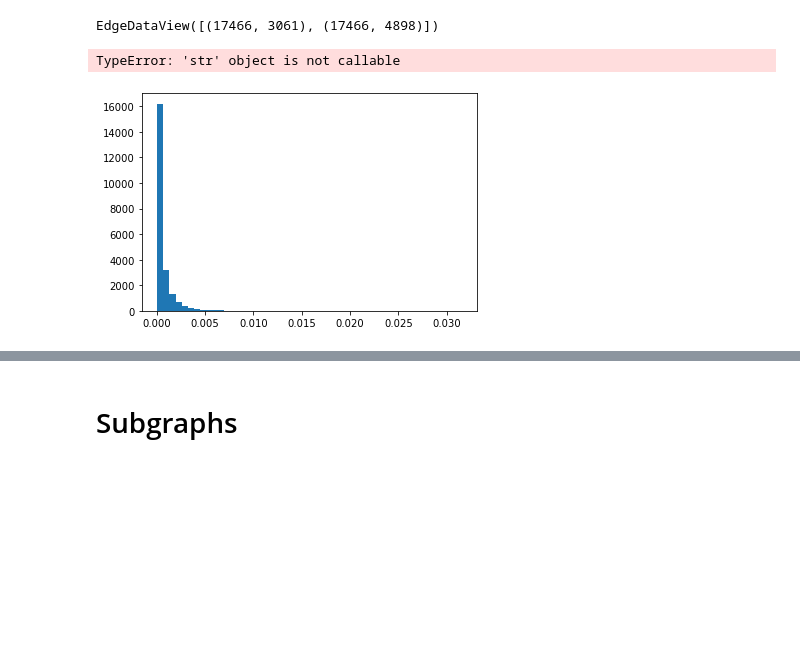
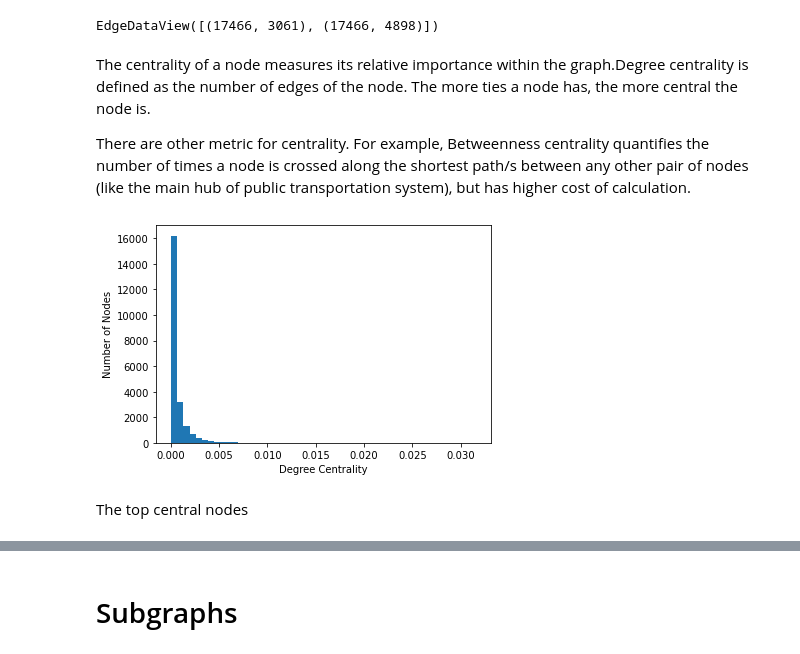
Before and after one commit to mgorjis/graphs, a Jupyter notebook: Graph.ipynb, the cells around one changed output, grey strips where cells are left out. Saved outputs shown, nothing was run; the diff lists cells and outputs as text; code cells hidden in the pictures; blank space fills up the shorter version.

```diff
--- a/Graph.ipynb
+++ b/Graph.ipynb
@@ -129,11 +127,17 @@ degree centrality
+# %% [markdown]
+The centrality of a node measures its relative importance within the graph.Degree centrality is defined as the number of edges of the node. The more ties a
+node has, the more central the node is.
+
+There are other metric for centrality. For example, Betweenness centrality quantifies the number of times a node is crossed along the shortest path/s between any other pair of nodes (like the main hub of public transportation system), but has higher cost of calculation.
 # %%
 degree_cent = nx.degree_centrality(graph)
 # %%
 plt.hist(list(degree_cent.values ()), 50);
-plt.ylabel('Degree Centrality');
-plt.xlabel('Number of Nodes');
+plt.ylabel('Number of Nodes');
+plt.xlabel('Degree Centrality');
 # %% [output]
-TypeError: 'str' object is not callable
-[figure, old version]
+[figure, new version]
+# %% [markdown]
+The top central nodes
 # %%
 sorted(degree_cent.items (), reverse = True, key = lambda x: x[1])[0:5]
```
Also changed, not shown: parts of 15 cells of this notebook.
